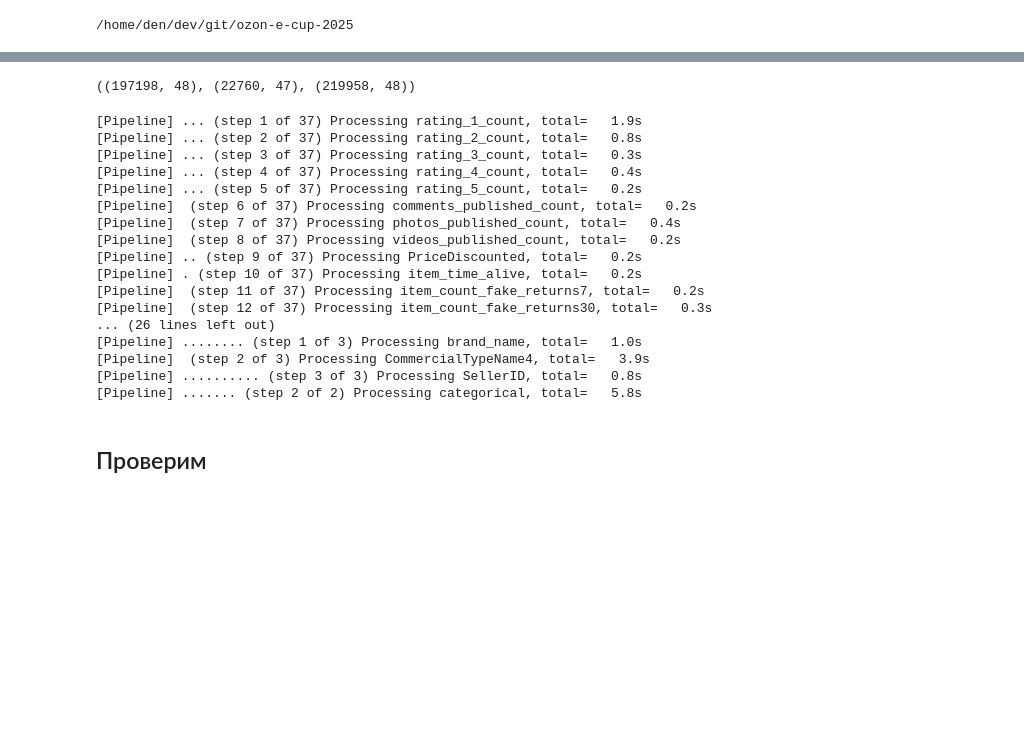
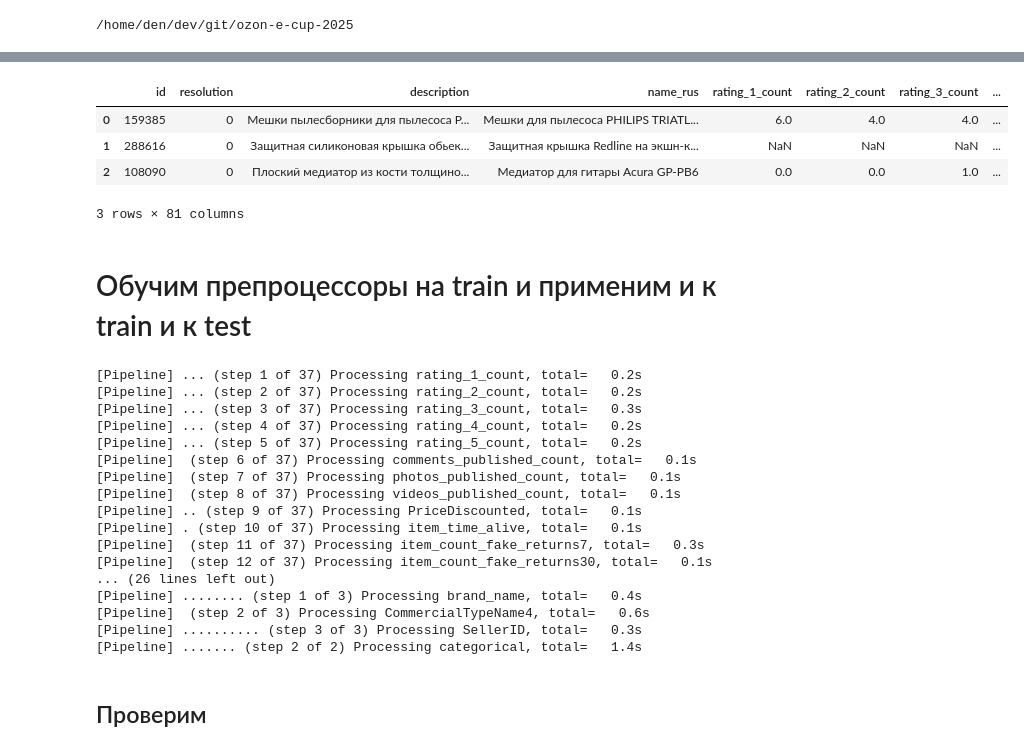
Before and after one commit to Closing-AI/ozon-e-cup-2025, a Jupyter notebook: notebooks/add_processed_numeric_categorical_feats.ipynb, the cells around one changed output, grey strips where cells are left out. Saved outputs shown, nothing was run; the diff lists cells and outputs as text; code cells hidden in the pictures; blank space fills up the shorter version.

```diff
--- a/notebooks/add_processed_numeric_categorical_feats.ipynb
+++ b/notebooks/add_processed_numeric_categorical_feats.ipynb
@@ -18,14 +67,18 @@ test = pd.read_csv("data/1__test_with_flags.csv")
+# %%
+transformed_train = cat_prep_pipe.transform(train)
+transformed_train.head(3)
+# %% [output]
+|  | id | resolution | description | name_rus | rating_1_count | rating_2_count | rating_3_count | ... |
+| 0 | 159385 | 0 | Мешки пылесборники для пылесоса P... | Мешки для пылесоса PHILIPS TRIATL... | 6.0 | 4.0 | 4.0 | ... |
+| 1 | 288616 | 0 | Защитная силиконовая крышка обьек... | Защитная крышка Redline на экшн-к... | NaN | NaN | NaN | ... |
+| 2 | 108090 | 0 | Плоский медиатор из кости толщино... | Медиатор для гитары Acura GP-PB6 | 0.0 | 0.0 | 1.0 | ... |
+3 rows × 81 columns
+# %% [markdown]
+# Обучим препроцессоры на train и применим и к train и к test
 # %%
 # Переведем SellerID в строку (надо для корректной работы Categorical трансформа)
 train["SellerID"] = train["SellerID"].astype(str)
 test["SellerID"] = test["SellerID"].astype(str)
-# %%
-# Сформируем train + test для обучения
-train_test = pd.concat([train, test], axis=0)
-
-train.shape, test.shape, train_test.shape
-# %% [output]
-((197198, 48), (22760, 47), (219958, 48))
 # %%
 # Создаём пайплайн препроцессинга
 pipeline = Pipeline(
@@ -33,25 +86,25 @@ pipeline = Pipeline(
 )
 # %%
 # Обучаем
-pipeline = pipeline.fit(train_test)
+pipeline = pipeline.fit(train)
 # %% [output]
-[Pipeline] ... (step 1 of 37) Processing rating_1_count, total=   1.9s
-[Pipeline] ... (step 2 of 37) Processing rating_2_count, total=   0.8s
+[Pipeline] ... (step 1 of 37) Processing rating_1_count, total=   0.2s
+[Pipeline] ... (step 2 of 37) Processing rating_2_count, total=   0.2s
 [Pipeline] ... (step 3 of 37) Processing rating_3_count, total=   0.3s
-[Pipeline] ... (step 4 of 37) Processing rating_4_count, total=   0.4s
+[Pipeline] ... (step 4 of 37) Processing rating_4_count, total=   0.2s
 [Pipeline] ... (step 5 of 37) Processing rating_5_count, total=   0.2s
-[Pipeline]  (step 6 of 37) Processing comments_published_count, total=   0.2s
-[Pipeline]  (step 7 of 37) Processing photos_published_count, total=   0.4s
-[Pipeline]  (step 8 of 37) Processing videos_published_count, total=   0.2s
-[Pipeline] .. (step 9 of 37) Processing PriceDiscounted, total=   0.2s
-[Pipeline] . (step 10 of 37) Processing item_time_alive, total=   0.2s
-[Pipeline]  (step 11 of 37) Processing item_count_fake_returns7, total=   0.2s
-[Pipeline]  (step 12 of 37) Processing item_count_fake_returns30, total=   0.3s
+[Pipeline]  (step 6 of 37) Processing comments_published_count, total=   0.1s
+[Pipeline]  (step 7 of 37) Processing photos_published_count, total=   0.1s
+[Pipeline]  (step 8 of 37) Processing videos_published_count, total=   0.1s
+[Pipeline] .. (step 9 of 37) Processing PriceDiscounted, total=   0.1s
+[Pipeline] . (step 10 of 37) Processing item_time_alive, total=   0.1s
+[Pipeline]  (step 11 of 37) Processing item_count_fake_returns7, total=   0.3s
+[Pipeline]  (step 12 of 37) Processing item_count_fake_returns30, total=   0.1s
 ... (26 lines left out)
-[Pipeline] ........ (step 1 of 3) Processing brand_name, total=   1.0s
-[Pipeline]  (step 2 of 3) Processing CommercialTypeName4, total=   3.9s
-[Pipeline] .......... (step 3 of 3) Processing SellerID, total=   0.8s
-[Pipeline] ....... (step 2 of 2) Processing categorical, total=   5.8s
+[Pipeline] ........ (step 1 of 3) Processing brand_name, total=   0.4s
+[Pipeline]  (step 2 of 3) Processing CommercialTypeName4, total=   0.6s
+[Pipeline] .......... (step 3 of 3) Processing SellerID, total=   0.3s
+[Pipeline] ....... (step 2 of 2) Processing categorical, total=   1.4s
 # %%
 # Применяем
 train_processed = pipeline.transform(train)
```
Also changed, not shown: parts of 14 cells of this notebook, 4 other files.
